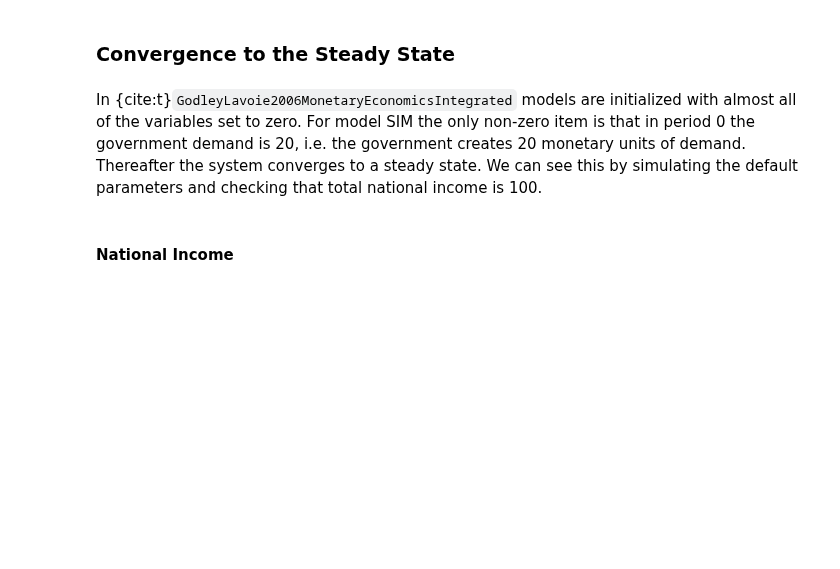
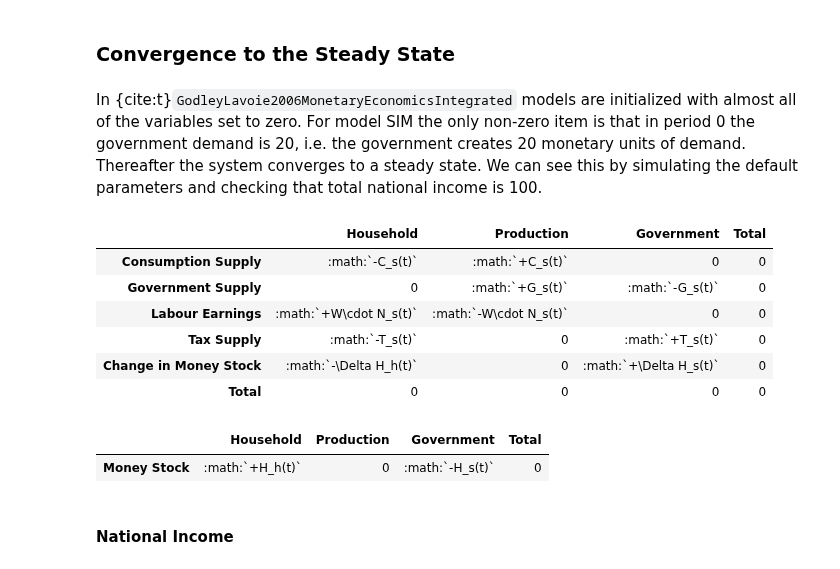
Before and after one commit to KarlNaumann/MacroStat, a Jupyter notebook: docs/models/GL06/GL06SIM.ipynb, the cells around one changed output. Saved outputs shown, nothing was run; the diff lists cells and outputs as text; code cells hidden in the pictures; blank space fills up the shorter version.

Commit message:
docs: model SIM balance sheet and transaction matrix by CSV

```diff
--- a/docs/models/GL06/GL06SIM.ipynb
+++ b/docs/models/GL06/GL06SIM.ipynb
@@ -179,6 +170,21 @@ In {cite:t}`GodleyLavoie2006MonetaryEconomicsIntegrated` models are initialized
 model = GL06SIM()
 model.simulate()
 output = model.variables.to_pandas()
+# %%
+model.variables.transaction_matrix_theoretical(time_notation=True, sphinx_math=True, non_camel_case=True)
+# %% [output]
+|  | Household | Production | Government | Total |
+| Consumption Supply | :math:`-C_s(t)` | :math:`+C_s(t)` | 0 | 0 |
+| Government Supply | 0 | :math:`+G_s(t)` | :math:`-G_s(t)` | 0 |
+| Labour Earnings | :math:`+W\cdot N_s(t)` | :math:`-W\cdot N_s(t)` | 0 | 0 |
+| Tax Supply | :math:`-T_s(t)` | 0 | :math:`+T_s(t)` | 0 |
+| Change in Money Stock | :math:`-\Delta H_h(t)` | 0 | :math:`+\Delta H_s(t)` | 0 |
+| Total | 0 | 0 | 0 | 0 |
+# %%
+model.variables.balance_sheet_theoretical(time_notation=True, sphinx_math=True, non_camel_case=True)
+# %% [output]
+|  | Household | Production | Government | Total |
+| Money Stock | :math:`+H_h(t)` | 0 | :math:`-H_s(t)` | 0 |
 # %% [markdown]
 #### National Income
 # %%
```
Also changed, not shown: parts of 5 cells of this notebook, 3 other files.
